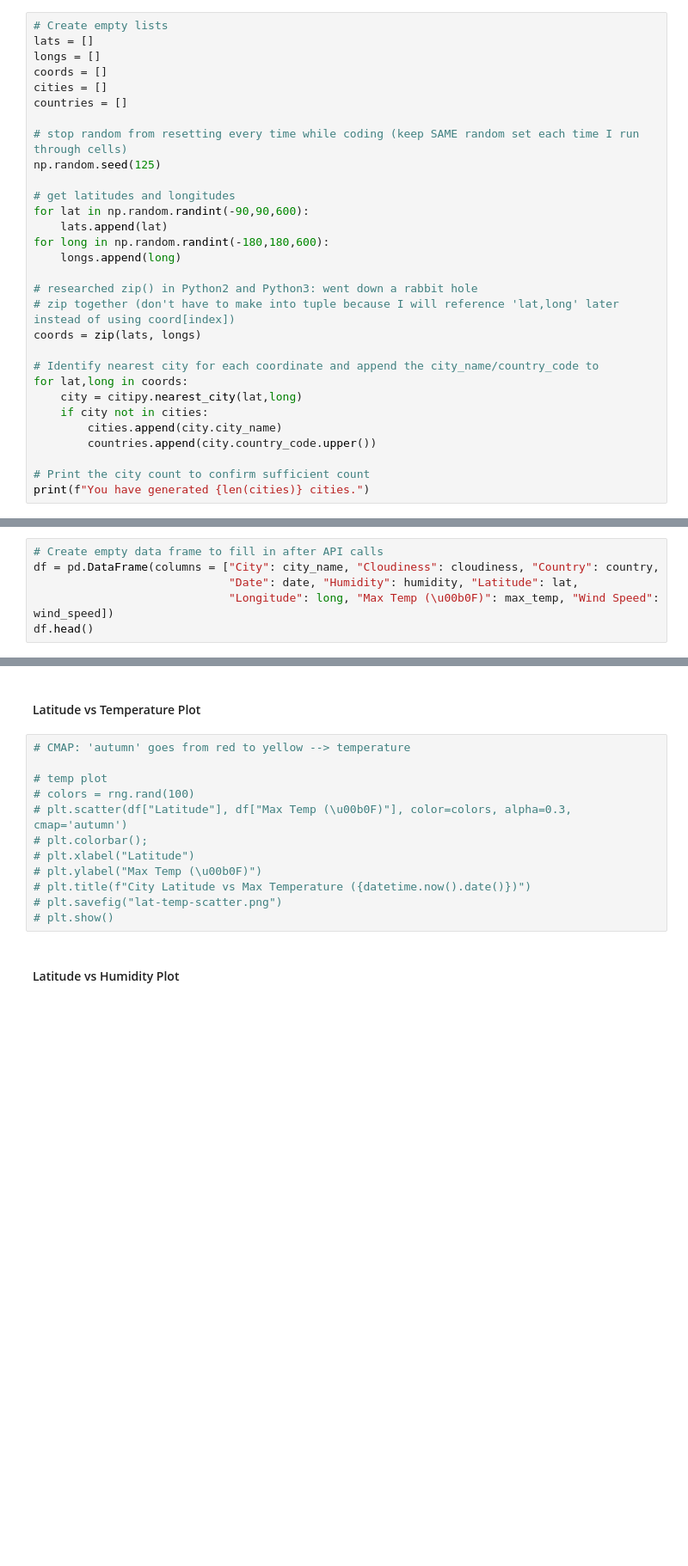
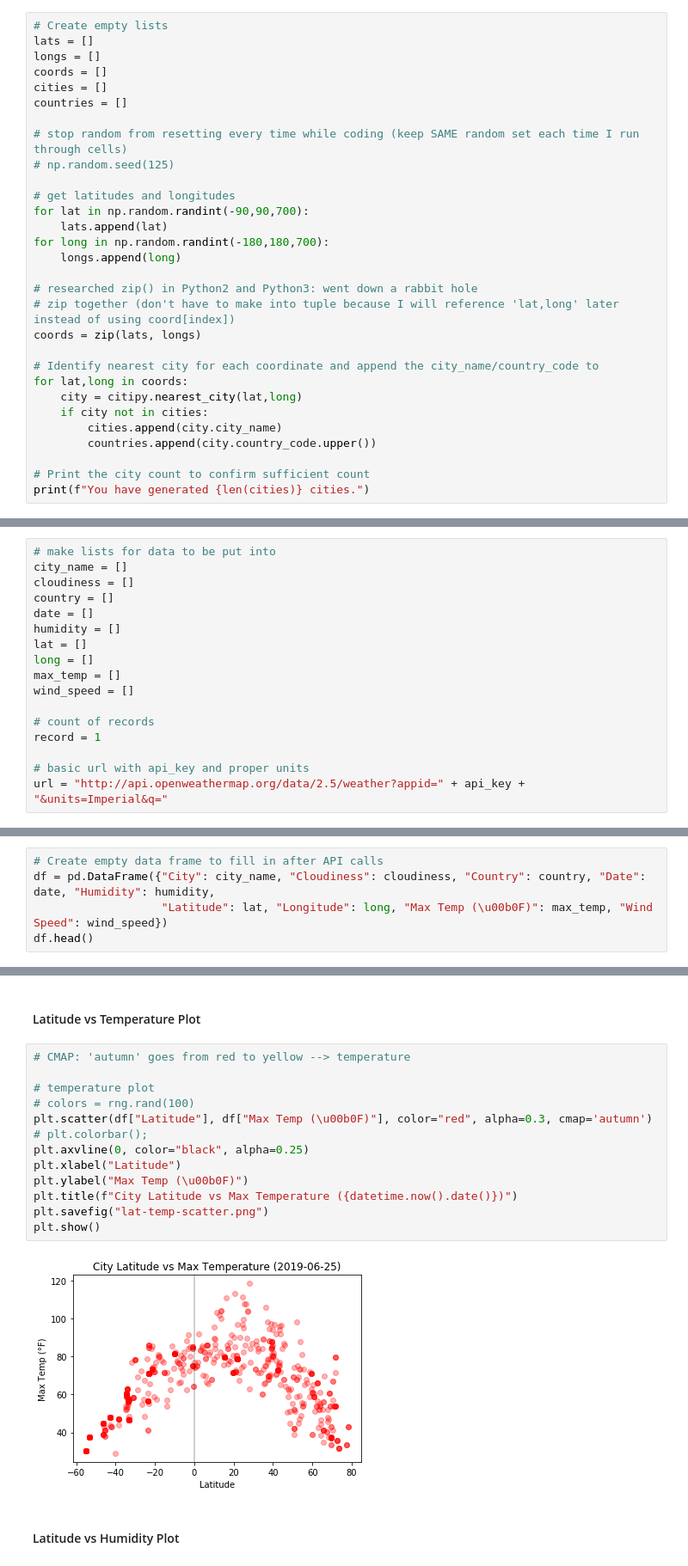
Before and after one commit to kathleeng77/Weather-API-Challenge, a Jupyter notebook: weather.ipynb, the cells around one changed output, grey strips where cells are left out. Shown at 86% size. Drawn from its saved outputs; the diff is of its cells as text; blank space fills up the shorter version.

Commit message:
completed api calls, plots, export

```diff
--- a/weather.ipynb
+++ b/weather.ipynb
@@ -31,12 +32,12 @@ cities = []
 countries = []
 
 # stop random from resetting every time while coding (keep SAME random set each time I run through cells)
-np.random.seed(125)
+# np.random.seed(125)
 
 # get latitudes and longitudes
-for lat in np.random.randint(-90,90,600):
+for lat in np.random.randint(-90,90,700):
     lats.append(lat)
-for long in np.random.randint(-180,180,600):
+for long in np.random.randint(-180,180,700):
     longs.append(long)
 
 # researched zip() in Python2 and Python3: went down a rabbit hole
@@ -55,3 +58,20 @@ print(f"You have generated {len(cities)} cities.")
 # %% [markdown]
 #### Perform API Calls
+# %%
+# make lists for data to be put into
+city_name = []
+cloudiness = []
+country = []
+date = []
+humidity = []
+lat = []
+long = []
+max_temp = []
+wind_speed = []
+
+# count of records
+record = 1
+
+# basic url with api_key and proper units
+url = "http://api.openweathermap.org/data/2.5/weather?appid=" + api_key + "&units=Imperial&q="
 # %%
@@ -100,7 +122,6 @@ print(f"------------------------------\nData Retrieval Complete\n---------------
 #### Make Data Frame
 # %%
 # Create empty data frame to fill in after API calls
-df = pd.DataFrame(columns = ["City": city_name, "Cloudiness": cloudiness, "Country": country,
-                             "Date": date, "Humidity": humidity, "Latitude": lat,
-                             "Longitude": long, "Max Temp (\u00b0F)": max_temp, "Wind Speed": wind_speed])
+df = pd.DataFrame({"City": city_name, "Cloudiness": cloudiness, "Country": country, "Date": date, "Humidity": humidity,
+                   "Latitude": lat, "Longitude": long, "Max Temp (\u00b0F)": max_temp, "Wind Speed": wind_speed})
 df.head()
@@ -127,15 +163,18 @@ Four plots analyzing relationships between latitude and the following:
 # %%
 # CMAP: 'autumn' goes from red to yellow --> temperature
 
-# temp plot
+# temperature plot
 # colors = rng.rand(100)
-# plt.scatter(df["Latitude"], df["Max Temp (\u00b0F)"], color=colors, alpha=0.3, cmap='autumn')
+plt.scatter(df["Latitude"], df["Max Temp (\u00b0F)"], color="red", alpha=0.3, cmap='autumn')
 # plt.colorbar();
-# plt.xlabel("Latitude")
-# plt.ylabel("Max Temp (\u00b0F)")
-# plt.title(f"City Latitude vs Max Temperature ({datetime.now().date()})")
-# plt.savefig("lat-temp-scatter.png")
-# plt.show()
+plt.axvline(0, color="black", alpha=0.25)
+plt.xlabel("Latitude")
+plt.ylabel("Max Temp (\u00b0F)")
+plt.title(f"City Latitude vs Max Temperature ({datetime.now().date()})")
+plt.savefig("lat-temp-scatter.png")
+plt.show()
+# %% [output]
+[figure, added]
 # %% [markdown]
 #### Latitude vs Humidity Plot
 # %%
```
Also changed, not shown: parts of 9 cells of this notebook, 4 other files.
